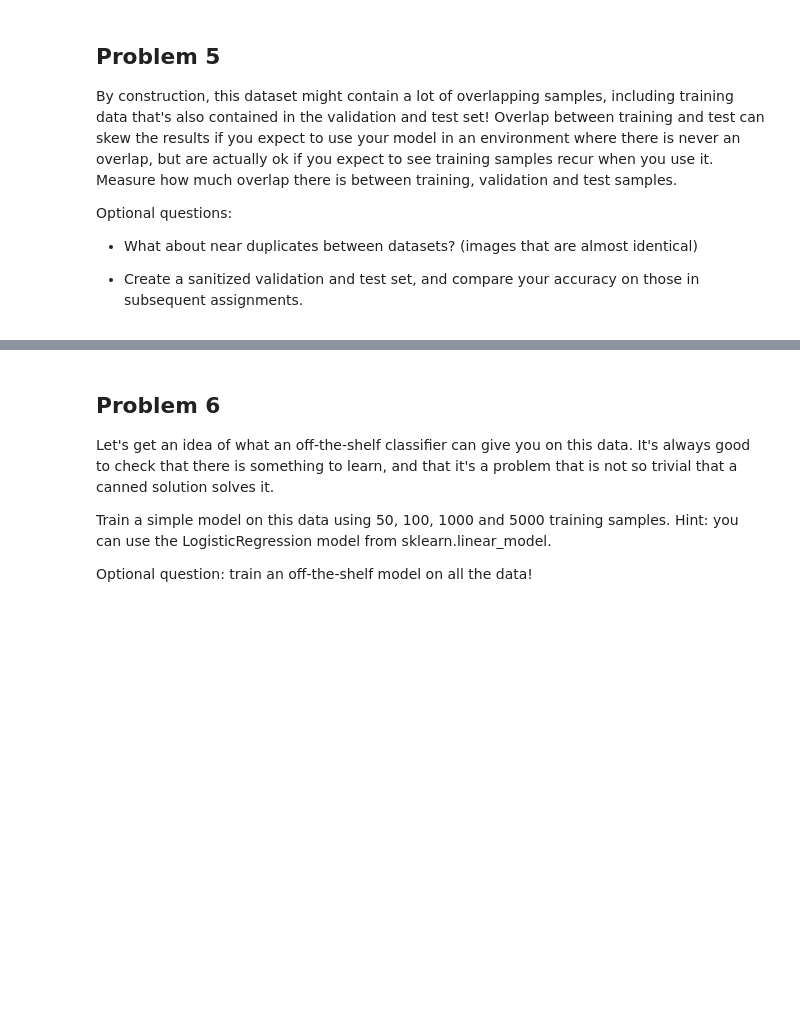
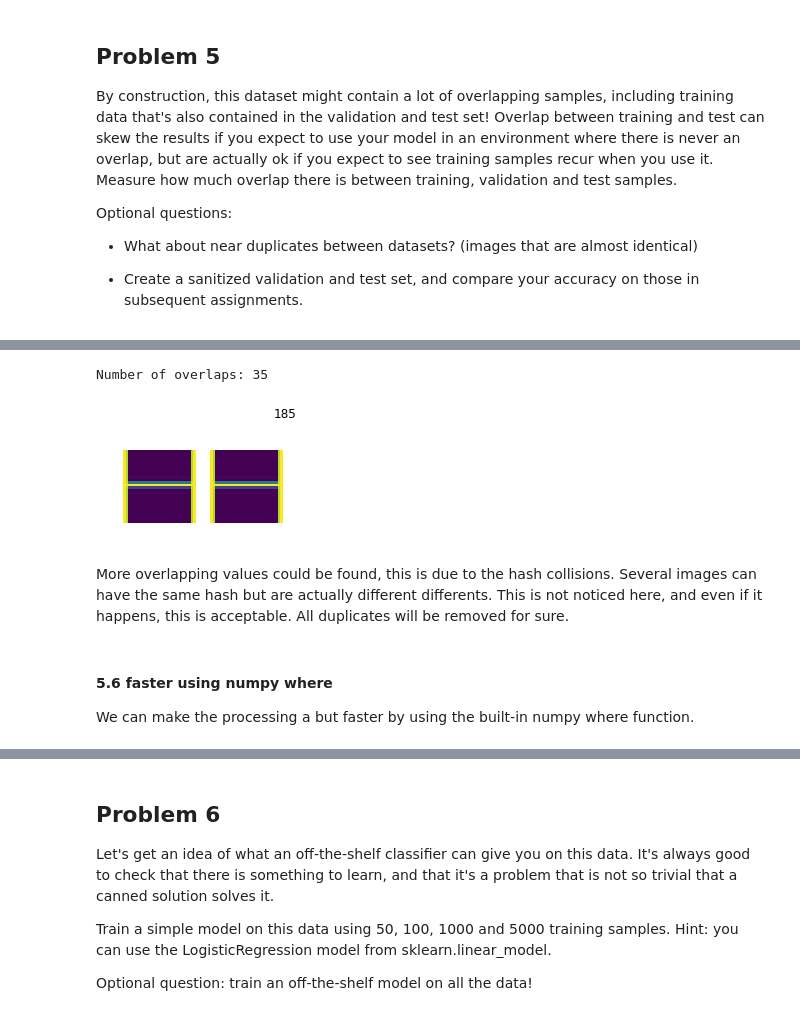
Before and after one commit to patadadeburro/deep_learning_uda730, a Jupyter notebook: assignement_1.ipynb, the cells around one changed output, grey strips where cells are left out. Cells and saved outputs as stored; diff of their text form; code cells hidden in the pictures; blank space fills up the shorter version.

```diff
--- a/assignement_1.ipynb
+++ b/assignement_1.ipynb
@@ -631,0 +750,12 @@ display_overlap(overlap_test_train, test_dataset[:200], train_dataset)
+# %%
+print('Number of overlaps:', len(overlap_test_train.keys()))
+display_overlap(overlap_test_train, test_dataset[:200], train_dataset)
+# %% [output]
+Number of overlaps: 35
+[figure, added]
+# %% [markdown]
+More overlapping values could be found, this is due to the hash collisions. Several images can have the same hash but are actually different differents. This is not noticed here, and even if it happens, this is acceptable. All duplicates will be removed for sure.
+# %% [markdown]
+#### 5.6 faster using numpy where
+
+We can make the processing a but faster by using the built-in numpy where function.
```
Also changed, not shown: parts of 50 cells of this notebook.
